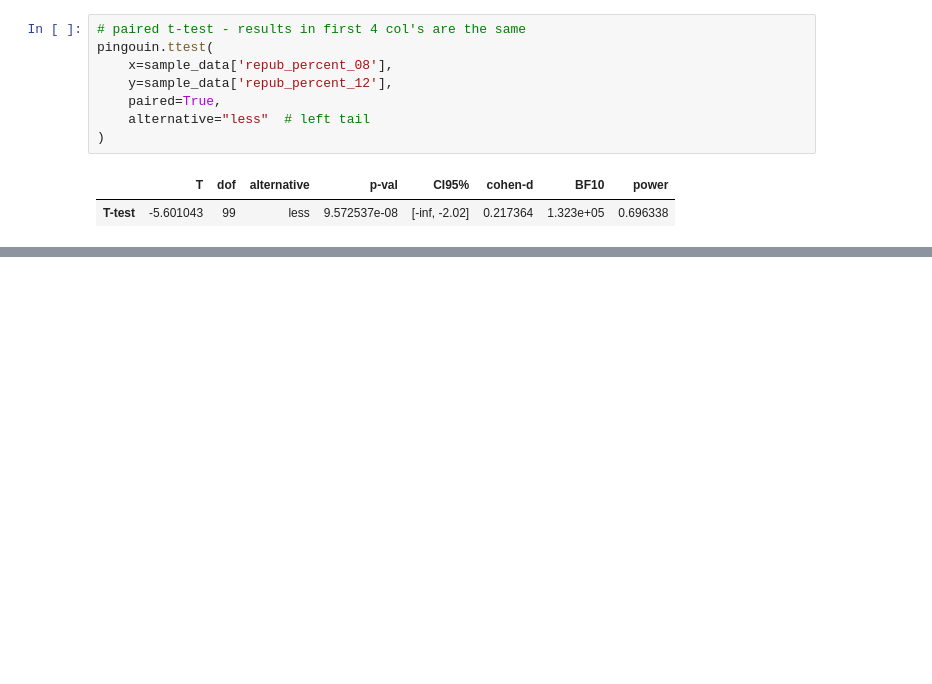
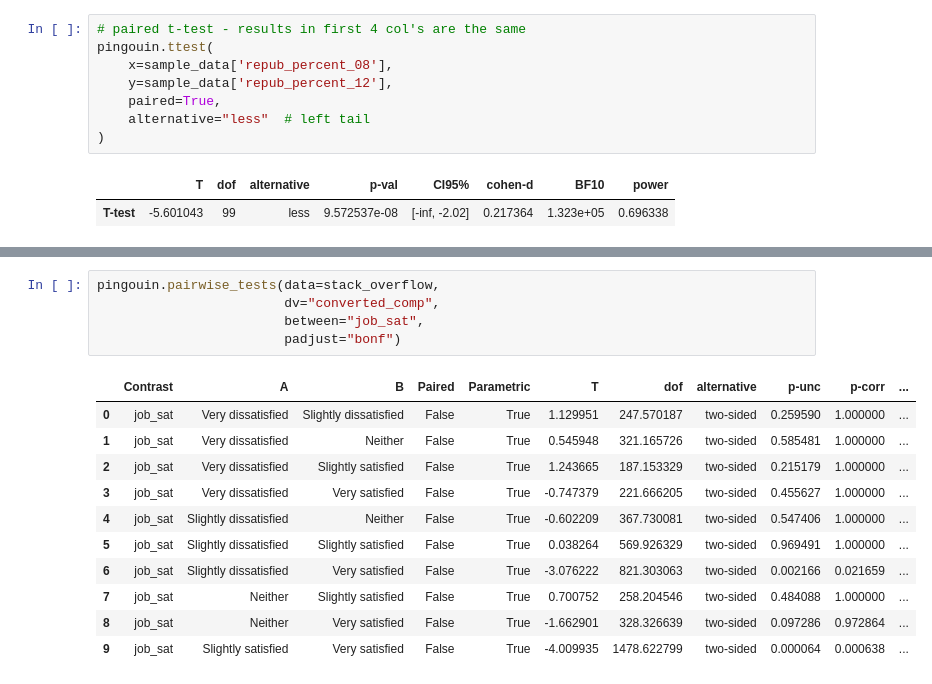
Before and after one commit to MichaelSzczepaniak/DataCamp, a Jupyter notebook: Tracks/Associate Data Scientist/29 Hypothesis Testing in Python/HypothesisTesting.ipynb, the cells around one changed output, grey strips where cells are left out. Saved outputs shown, nothing was run; the diff lists cells and outputs as text; blank space fills up the shorter version.

```diff
--- a/Tracks/Associate Data Scientist/29 Hypothesis Testing in Python/HypothesisTesting.ipynb
+++ b/Tracks/Associate Data Scientist/29 Hypothesis Testing in Python/HypothesisTesting.ipynb
@@ -505,0 +610,17 @@ pingouin.ttest(
+# %%
+pingouin.pairwise_tests(data=stack_overflow,
+                        dv="converted_comp",
+                        between="job_sat",
+                        padjust="bonf")
+# %% [output]
+|  | Contrast | A | B | Paired | Parametric | T | dof | alternative | p-unc | p-corr | ... |
+| 0 | job_sat | Very dissatisfied | Slightly dissatisfied | False | True | 1.129951 | 247.570187 | two-sided | 0.259590 | 1.000000 | ... |
+| 1 | job_sat | Very dissatisfied | Neither | False | True | 0.545948 | 321.165726 | two-sided | 0.585481 | 1.000000 | ... |
+| 2 | job_sat | Very dissatisfied | Slightly satisfied | False | True | 1.243665 | 187.153329 | two-sided | 0.215179 | 1.000000 | ... |
+| 3 | job_sat | Very dissatisfied | Very satisfied | False | True | -0.747379 | 221.666205 | two-sided | 0.455627 | 1.000000 | ... |
+| 4 | job_sat | Slightly dissatisfied | Neither | False | True | -0.602209 | 367.730081 | two-sided | 0.547406 | 1.000000 | ... |
+| 5 | job_sat | Slightly dissatisfied | Slightly satisfied | False | True | 0.038264 | 569.926329 | two-sided | 0.969491 | 1.000000 | ... |
+| 6 | job_sat | Slightly dissatisfied | Very satisfied | False | True | -3.076222 | 821.303063 | two-sided | 0.002166 | 0.021659 | ... |
+| 7 | job_sat | Neither | Slightly satisfied | False | True | 0.700752 | 258.204546 | two-sided | 0.484088 | 1.000000 | ... |
+| 8 | job_sat | Neither | Very satisfied | False | True | -1.662901 | 328.326639 | two-sided | 0.097286 | 0.972864 | ... |
+| 9 | job_sat | Slightly satisfied | Very satisfied | False | True | -4.009935 | 1478.622799 | two-sided | 0.000064 | 0.000638 | ... |
```
Also changed, not shown: parts of 25 cells of this notebook, 2 other files.
